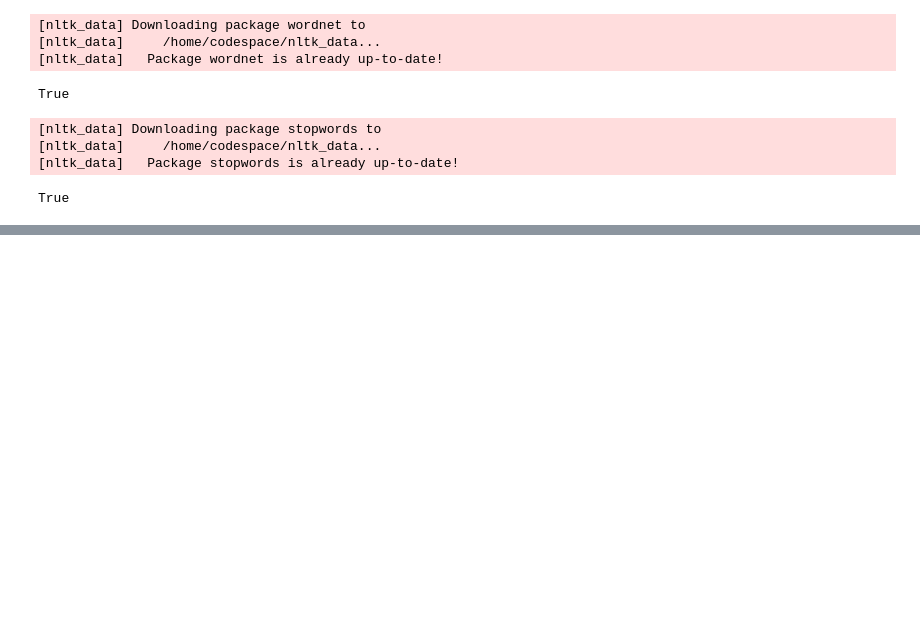
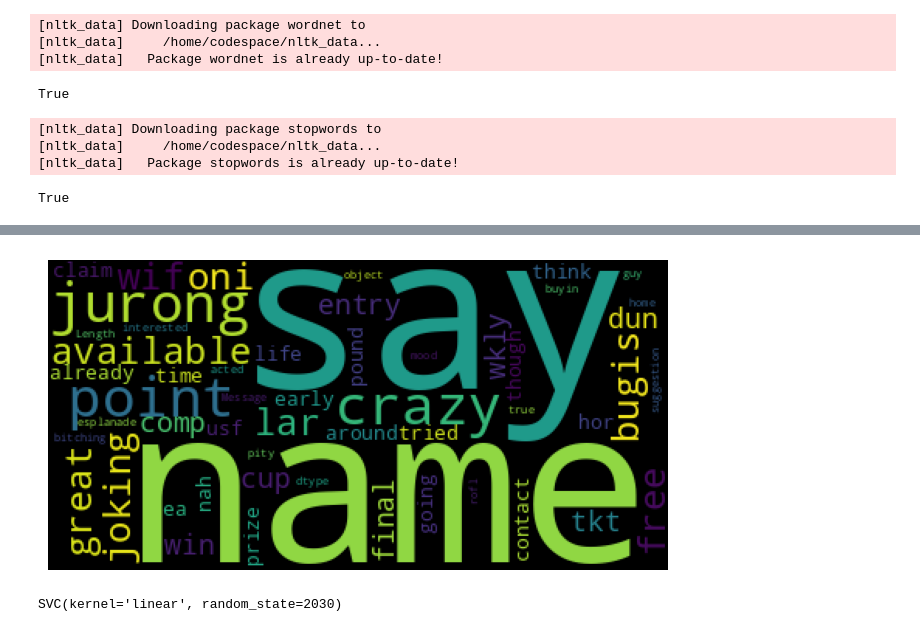
Before and after one commit to arnaldochm/svm, a Jupyter notebook: notebooks/notebook.ipynb, the cells around one changed output, grey strips where cells are left out. Drawn from its saved outputs; the diff is of its cells as text; code cells hidden in the pictures; blank space fills up the shorter version.

```diff
--- a/notebooks/notebook.ipynb
+++ b/notebooks/notebook.ipynb
@@ -48,6 +48,8 @@ Category
 ham     4825
 spam     747
 Name: count, dtype: int64
+# %%
+df = df.drop_duplicates()
 # %%
 def preprocess_text(text):
     text = text.lower()
@@ -107,0 +145,8 @@ stop_words = stopwords.words('english')
+# %%
+def lemmatize_text(words, lemmatizer=lemmatizer):
+    tokens = [lemmatizer.lemmatize(word) for word in words]
+    tokens = [word for word in tokens if word not in stop_words]
+    tokens = [word for word in tokens if len(word) > 2]
+    return tokens
+
+df['Message'] = df['Message'].apply(lemmatize_text)
@@ -107,0 +155,12 @@ stop_words = stopwords.words('english')
+# %%
+wordcloud = WordCloud(max_words=1000).generate(str(df['Message']))
+
+fig = plt.figure(figsize=(8,8))
+
+plt.axis('off')
+
+plt.imshow(wordcloud)
+
+plt.show()
+# %% [output]
+[figure, added]
@@ -107,0 +181,6 @@ stop_words = stopwords.words('english')
+# %%
+model = SVC(kernel='linear', random_state=2030)
+
+model.fit(X_train, y_train)
+# %% [output]
+SVC(kernel='linear', random_state=2030)
```
Also changed, not shown: parts of 14 cells of this notebook, 1 other file.
